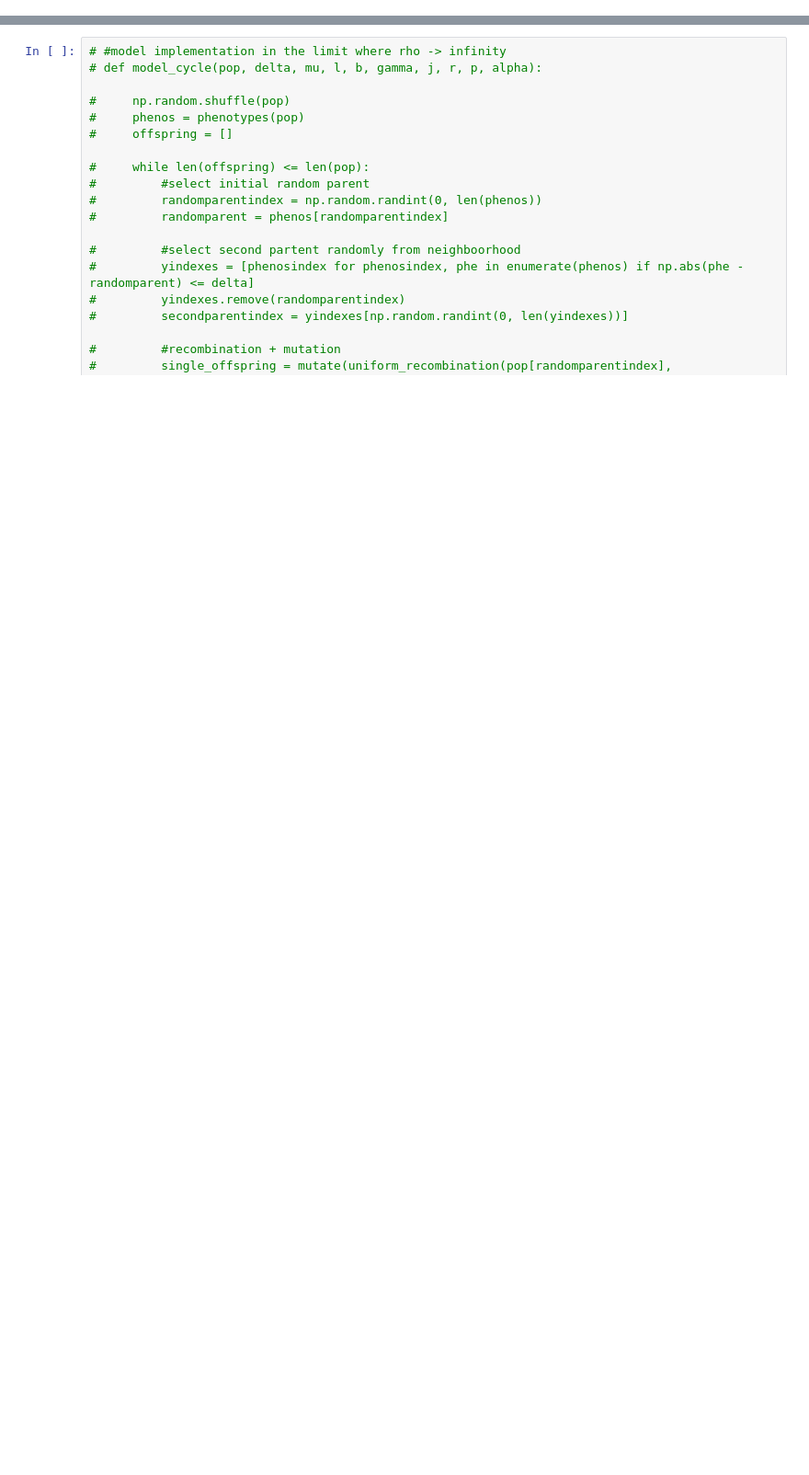
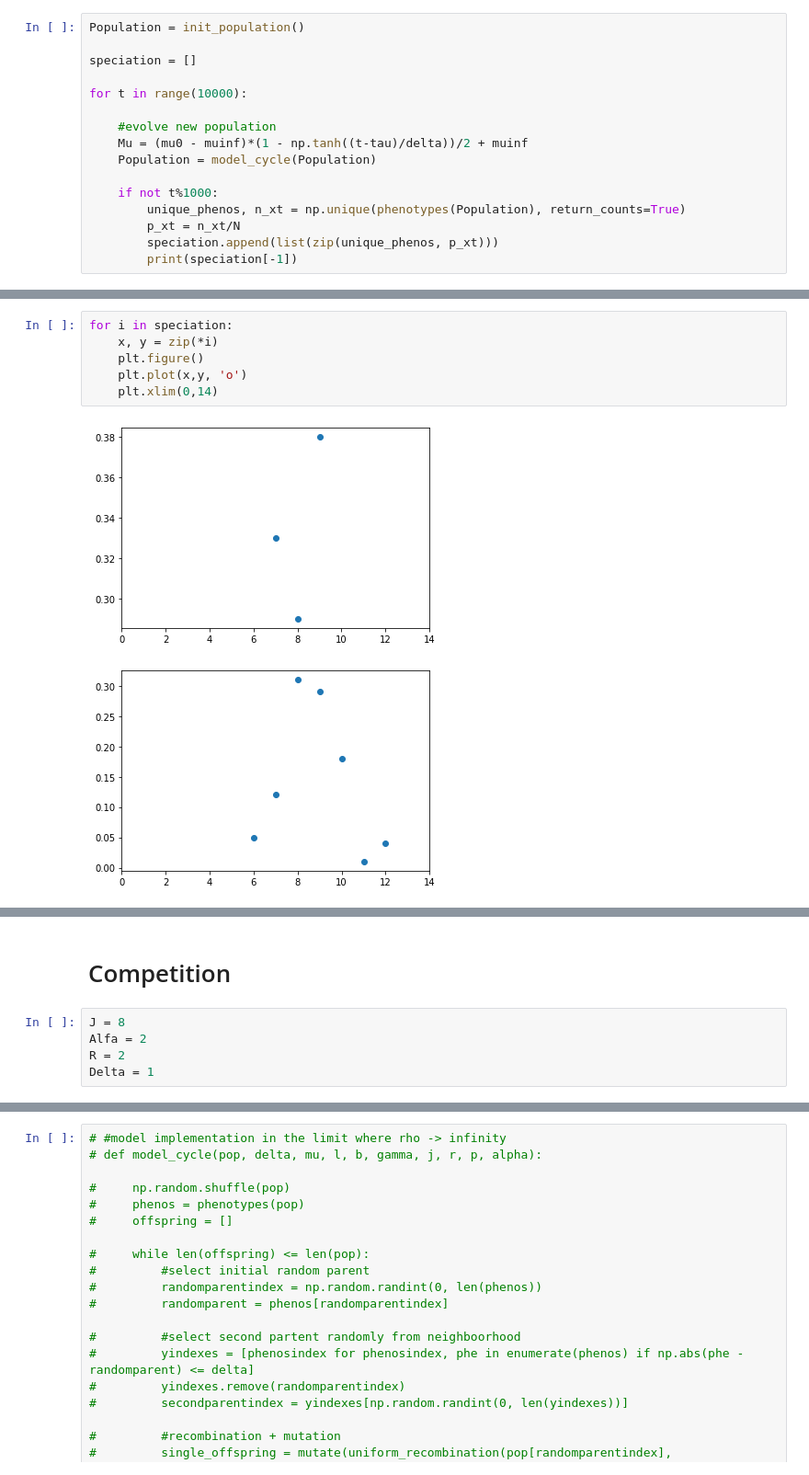
Before and after one commit to AnnemijnD/complex_systems, a Jupyter notebook: non_spatial/Sympatric speciation.ipynb, the cells around one changed output, grey strips where cells are left out. Shown at 92% size. Cells and saved outputs as stored; diff of their text form; blank space fills up the shorter version.

```diff
--- a/non_spatial/Sympatric speciation.ipynb
+++ b/non_spatial/Sympatric speciation.ipynb
@@ -143,0 +208,16 @@ for t in range(30000):
+# %%
+Population = init_population()
+
+speciation = []
+
+for t in range(10000):
+
+    #evolve new population
+    Mu = (mu0 - muinf)*(1 - np.tanh((t-tau)/delta))/2 + muinf
+    Population = model_cycle(Population)
+
+    if not t%1000:
+        unique_phenos, n_xt = np.unique(phenotypes(Population), return_counts=True)
+        p_xt = n_xt/N
+        speciation.append(list(zip(unique_phenos, p_xt)))
+        print(speciation[-1])
@@ -143,0 +235,9 @@ for t in range(30000):
+# %%
+for i in speciation:
+    x, y = zip(*i)
+    plt.figure()
+    plt.plot(x,y, 'o')
+    plt.xlim(0,14)
+# %% [output]
+[figure, added]
+[figure, added]
@@ -143,0 +252,7 @@ for t in range(30000):
+# %% [markdown]
+# Competition
+# %%
+J = 8
+Alfa = 2
+R = 2
+Delta = 1
```
Also changed, not shown: parts of 22 cells of this notebook, 1 other file.
